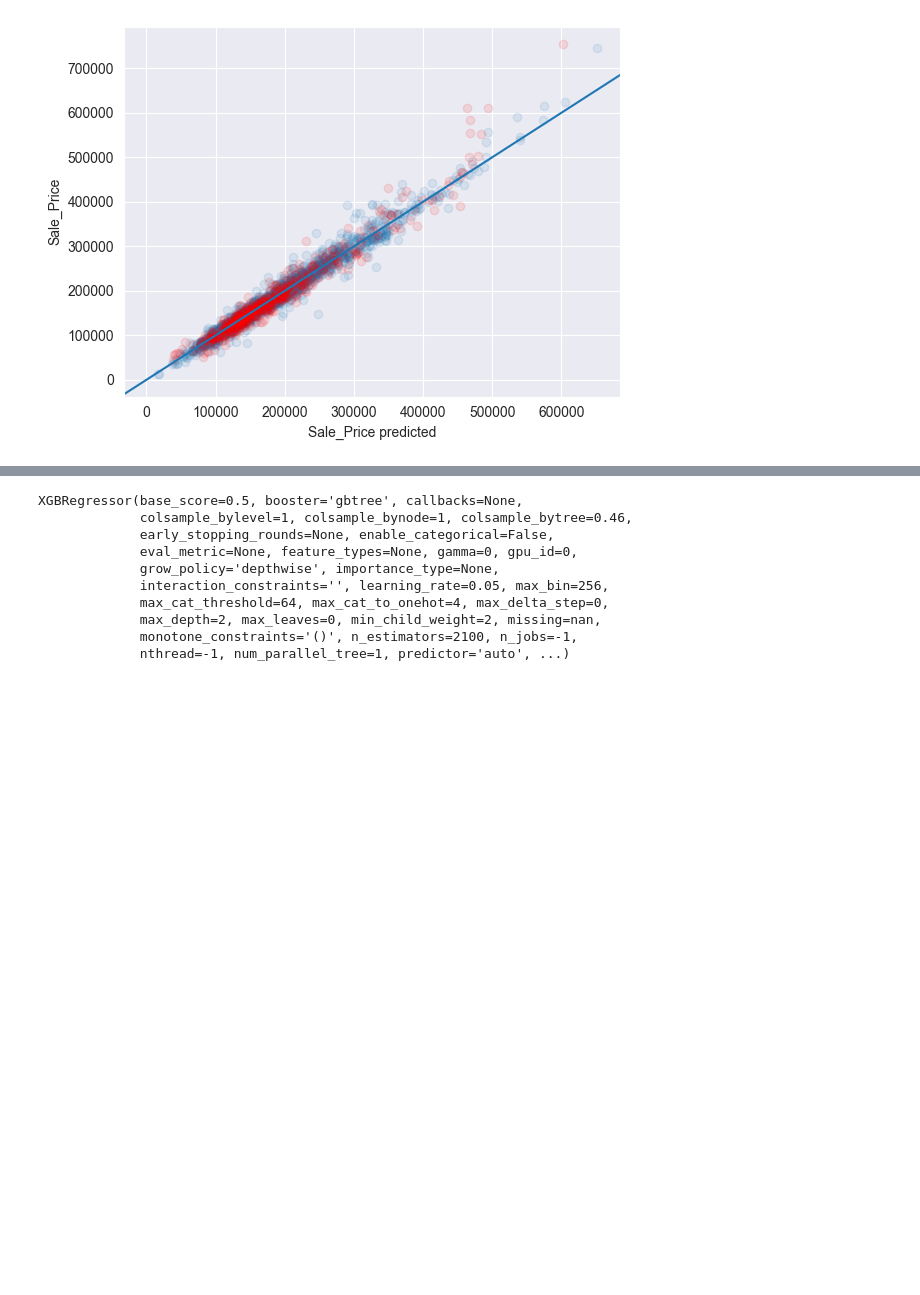
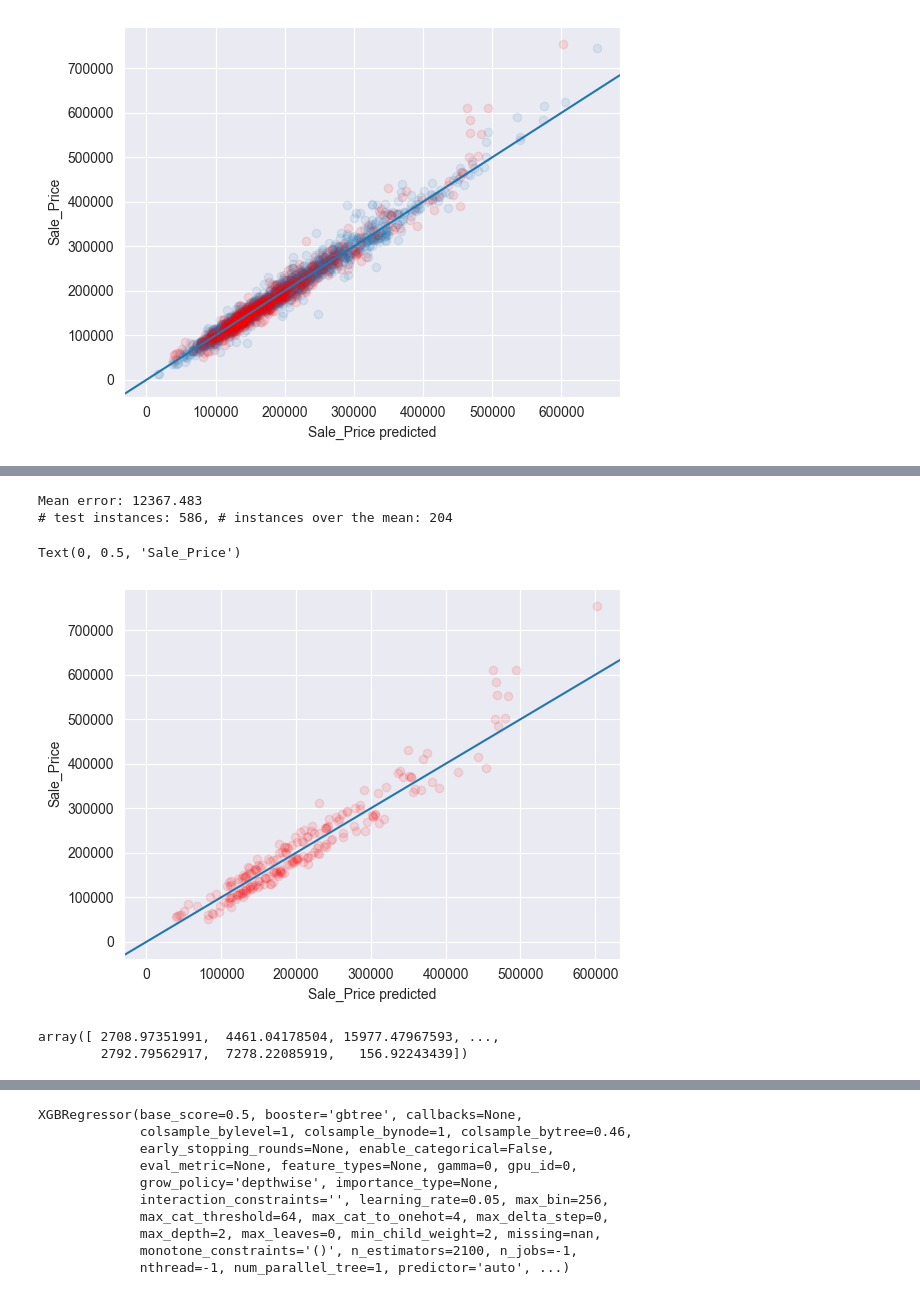
Before and after one commit to davide-tonetto-884585/House-Sale-Price-Prediction, a Jupyter notebook: RegressionModels/XGBoostRegressor.ipynb, the cells around one changed output, grey strips where cells are left out. Saved outputs shown, nothing was run; the diff lists cells and outputs as text; code cells hidden in the pictures; blank space fills up the shorter version.

```diff
--- a/RegressionModels/XGBoostRegressor.ipynb
+++ b/RegressionModels/XGBoostRegressor.ipynb
@@ -78,0 +82,7 @@ Text(0, 0.5, 'Sale_Price')
+# %%
+pred = np.exp(test_pre.tolist())
+real = np.exp(Y_test.to_numpy().tolist())
+
+errors = [float(pred[i]) - float(real[i]) for i in range(len(pred))]
+errors = np.abs(errors)
+errors
@@ -78,0 +107,28 @@ Text(0, 0.5, 'Sale_Price')
+# %%
+mean_error = np.mean(errors)
+print("Mean error: {:.3f}".format(mean_error))
+
+indexes = [i for i, v in enumerate(errors) if v > mean_error]
+print("# test instances: {:d}, # instances over the mean: {:d}".format(len(errors), len(indexes)))
+
+fig, axs = plt.subplots()
+# axs.plot(np.exp(train_pre), np.exp(Y_train), 'o', alpha=0.1)
+axs.plot(pred[indexes], real[indexes], 'o', alpha=0.1, c="red")
+axs.axline((0, 0), slope=1)
+axs.set_xlabel('Sale_Price predicted')
+axs.set_ylabel('Sale_Price')
+# %% [output]
+Mean error: 12367.483
+# test instances: 586, # instances over the mean: 204
+Text(0, 0.5, 'Sale_Price')
+[figure, added]
+# %%
+pred = np.exp(train_pre.tolist())
+real = np.exp(Y_train.to_numpy().tolist())
+
+errors = [float(pred[i]) - float(real[i]) for i in range(len(pred))]
+errors = np.abs(errors)
+errors
+# %% [output]
+array([ 2708.97351991,  4461.04178504, 15977.47967593, ...,
+        2792.79562917,  7278.22085919,   156.92243439])
```
Also changed, not shown: parts of 5 cells of this notebook, 7 other files.
